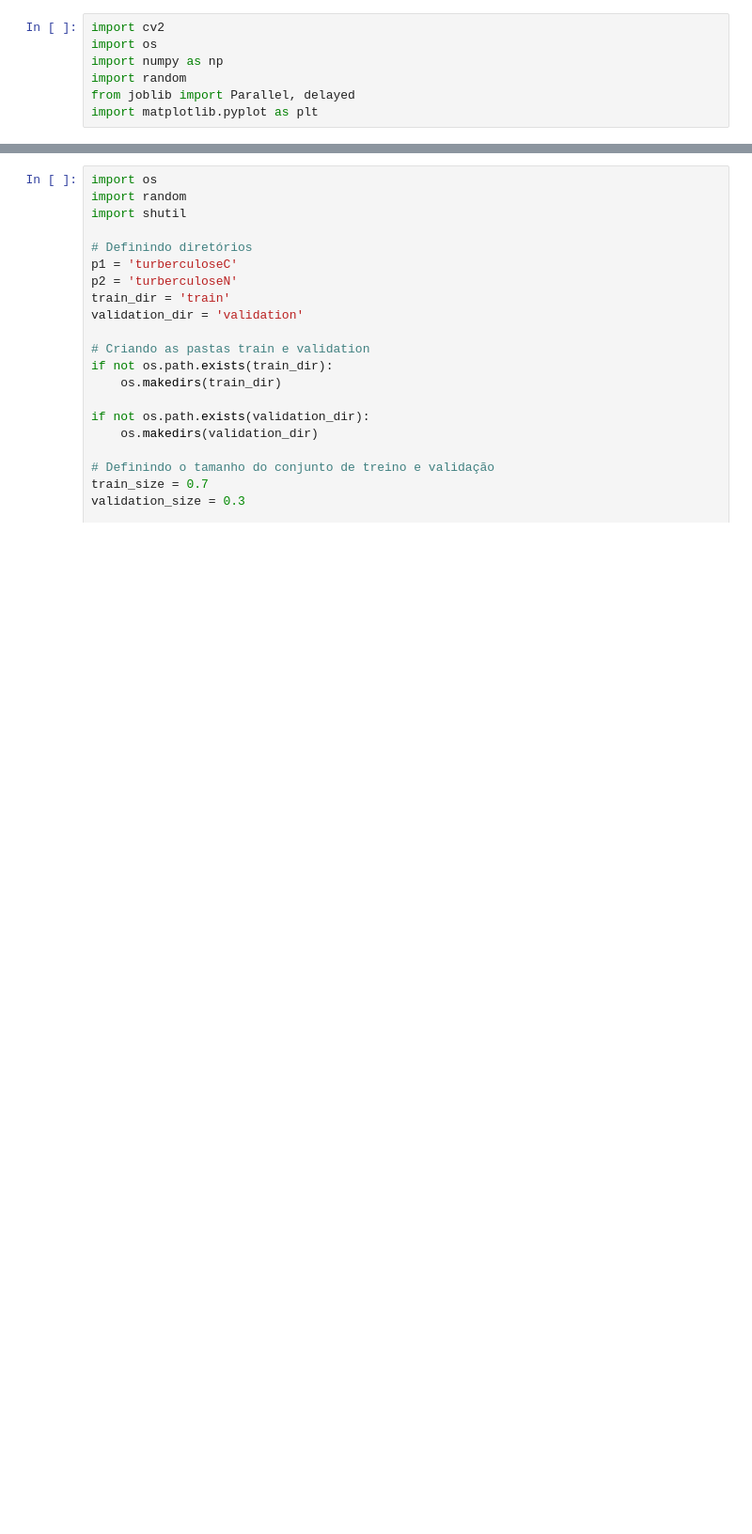
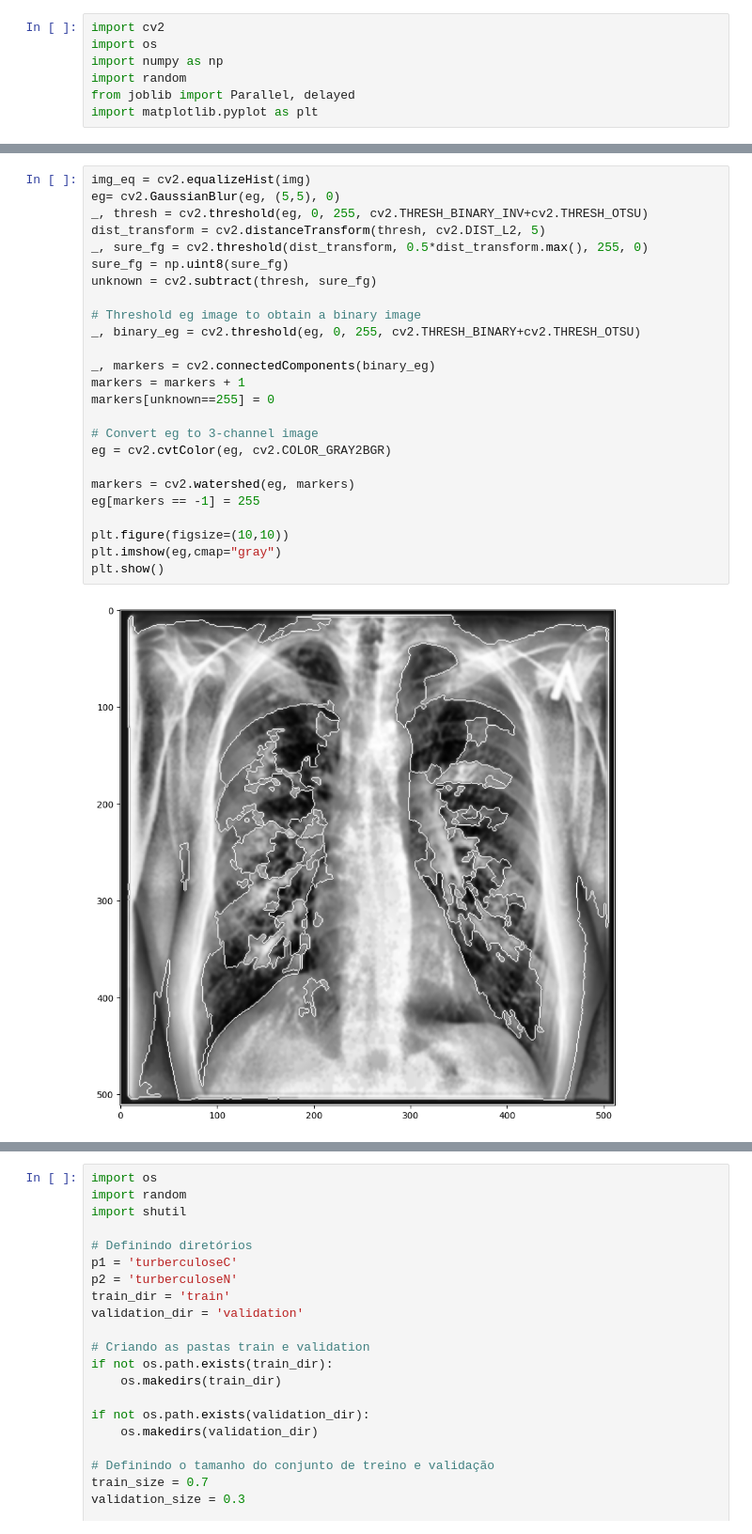
Before and after one commit to FelipeN21/TI-VI, a Jupyter notebook: Backend/segm.ipynb, the cells around one changed output, grey strips where cells are left out. Shown at 94% size. Cells and saved outputs as stored; diff of their text form; blank space fills up the shorter version.

```diff
--- a/Backend/segm.ipynb
+++ b/Backend/segm.ipynb
@@ -8,2 +53,29 @@ import matplotlib.pyplot as plt
+# %%
+img_eq = cv2.equalizeHist(img)
+eg= cv2.GaussianBlur(eg, (5,5), 0)
+_, thresh = cv2.threshold(eg, 0, 255, cv2.THRESH_BINARY_INV+cv2.THRESH_OTSU)
+dist_transform = cv2.distanceTransform(thresh, cv2.DIST_L2, 5)
+_, sure_fg = cv2.threshold(dist_transform, 0.5*dist_transform.max(), 255, 0)
+sure_fg = np.uint8(sure_fg)
+unknown = cv2.subtract(thresh, sure_fg)
+
+# Threshold eg image to obtain a binary image
+_, binary_eg = cv2.threshold(eg, 0, 255, cv2.THRESH_BINARY+cv2.THRESH_OTSU)
+
+_, markers = cv2.connectedComponents(binary_eg)
+markers = markers + 1
+markers[unknown==255] = 0
+
+# Convert eg to 3-channel image
+eg = cv2.cvtColor(eg, cv2.COLOR_GRAY2BGR)
+
+markers = cv2.watershed(eg, markers)
+eg[markers == -1] = 255
+
+plt.figure(figsize=(10,10))
+plt.imshow(eg,cmap="gray")
+plt.show()
+# %% [output]
+[figure, added]
 # %%
 
```
Also changed, not shown: parts of 6 cells of this notebook, 1 other file.
